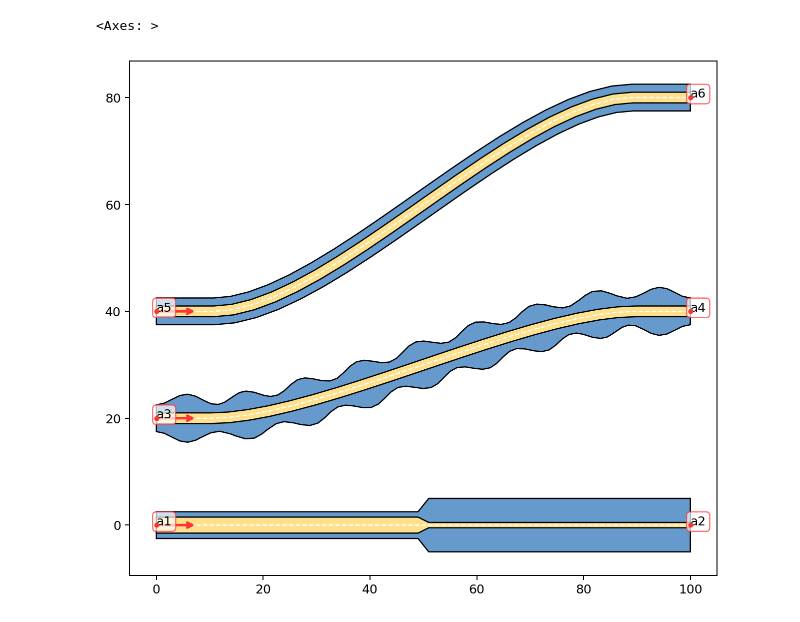
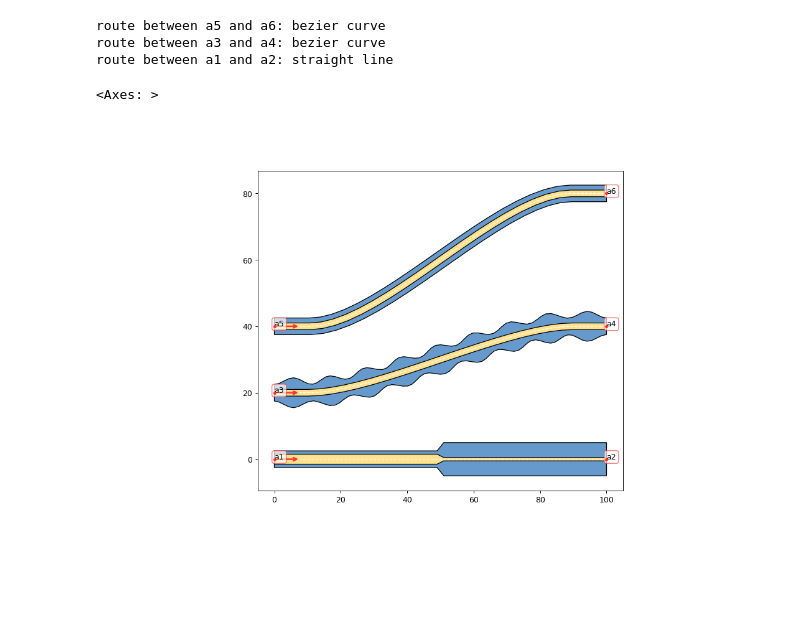
Before and after one commit to eeroqlab/zeroheliumkit, a Jupyter notebook: examples/anchors_routes.ipynb, the cells around one changed output. Drawn from its saved outputs; the diff is of its cells as text; code cells hidden in the pictures; blank space fills up the shorter version.

```diff
--- a/examples/anchors_routes.ipynb
+++ b/examples/anchors_routes.ipynb
@@ -78,21 +77,24 @@ route between 1out and a7: bezier curve
 # %%
 plot_cfg = {"gnd": BLUE, "top": YELLOW2, "anchors": RED, "skeletone": WHITE}
 route_config = {"radius": 30, "num_segments": 20}
 
 s = SuperStructure(route_config)
 s.add_anchor([Anchor((0,0), 0, "a1"),
               Anchor((100,0), 0, "a2"),
               Anchor((0,20), 0, "a3"),
               Anchor((100,40), 0, "a4"),
               Anchor((0,40), 0, "a5"),
               Anchor((100,80), 0, "a6")])
 
-s.route(("a5", "a6"), layers={"top": 2, "gnd": 5}, new_feature=True)
-s.route(("a3", "a4"), layers={"top": 2, "gnd": 7 - 2*np.cos(18*np.pi*np.linspace(0,1,71))}, new_feature=True)
+s.route(("a5", "a6"), layers={"top": 2, "gnd": 5}, print_status=True)
+s.route(("a3", "a4"), layers={"top": 2, "gnd": 7 - 2*np.cos(18*np.pi*np.linspace(0,1,71))}, print_status=True)
 s.route(("a1", "a2"), layers={"top": {"d": [0, 0.49, 0.51, 1], "w": [3, 3, 1, 1], "normalized": True},
-                              "gnd": {"d": [0, 49, 51, 100], "w": [5, 5, 10, 10], "normalized": False}}, new_feature=True)
+                              "gnd": {"d": [0, 49, 51, 100], "w": [5, 5, 10, 10], "normalized": False}}, print_status=True)
 
 s.quickplot(plot_cfg)
 # %% [output]
-<Axes: >
+route between a5 and a6: bezier curve
+route between a3 and a4: bezier curve
+route between a1 and a2: straight line
+<Axes: >
-[figure, old version]
+[figure, new version]
```
Also changed, not shown: parts of 3 cells of this notebook, 1 other file.
